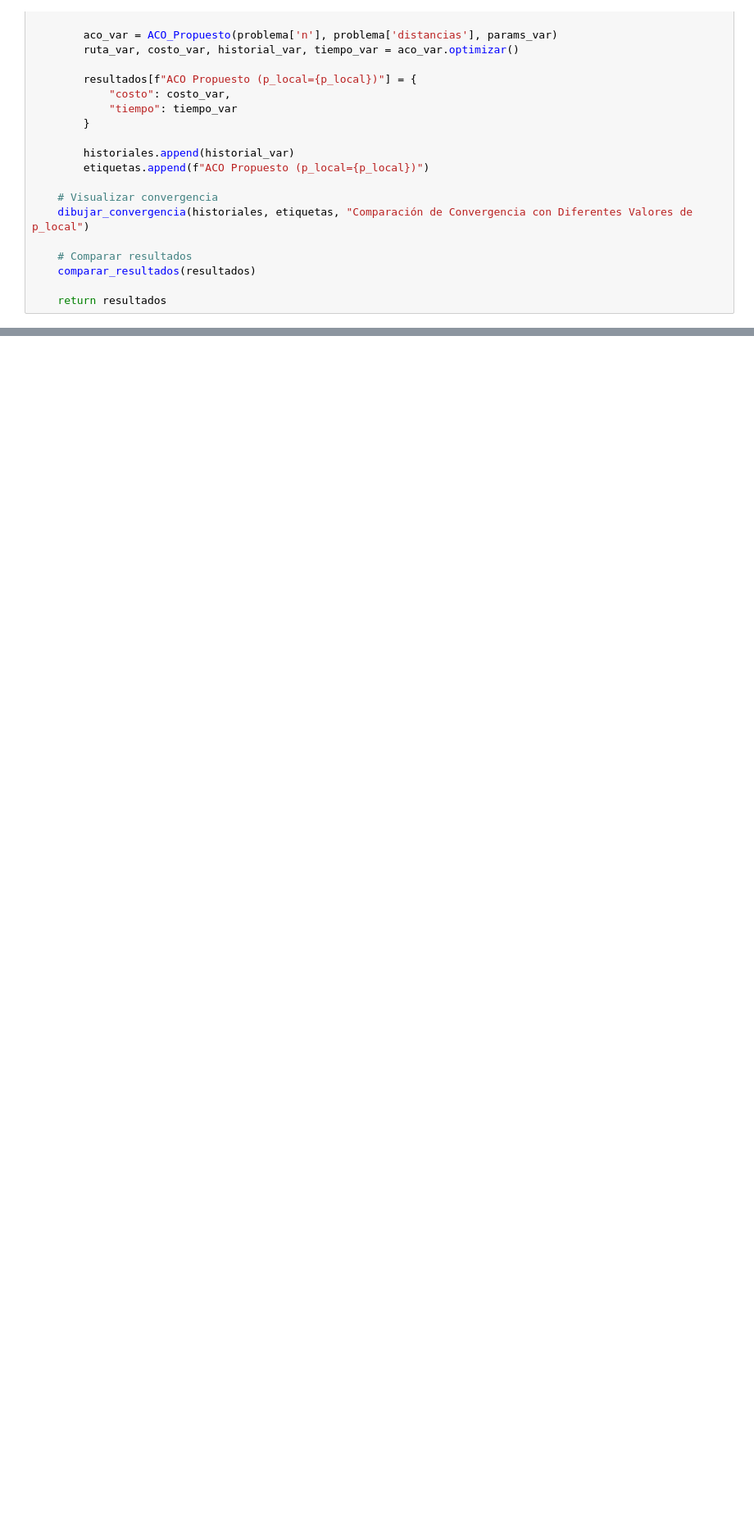
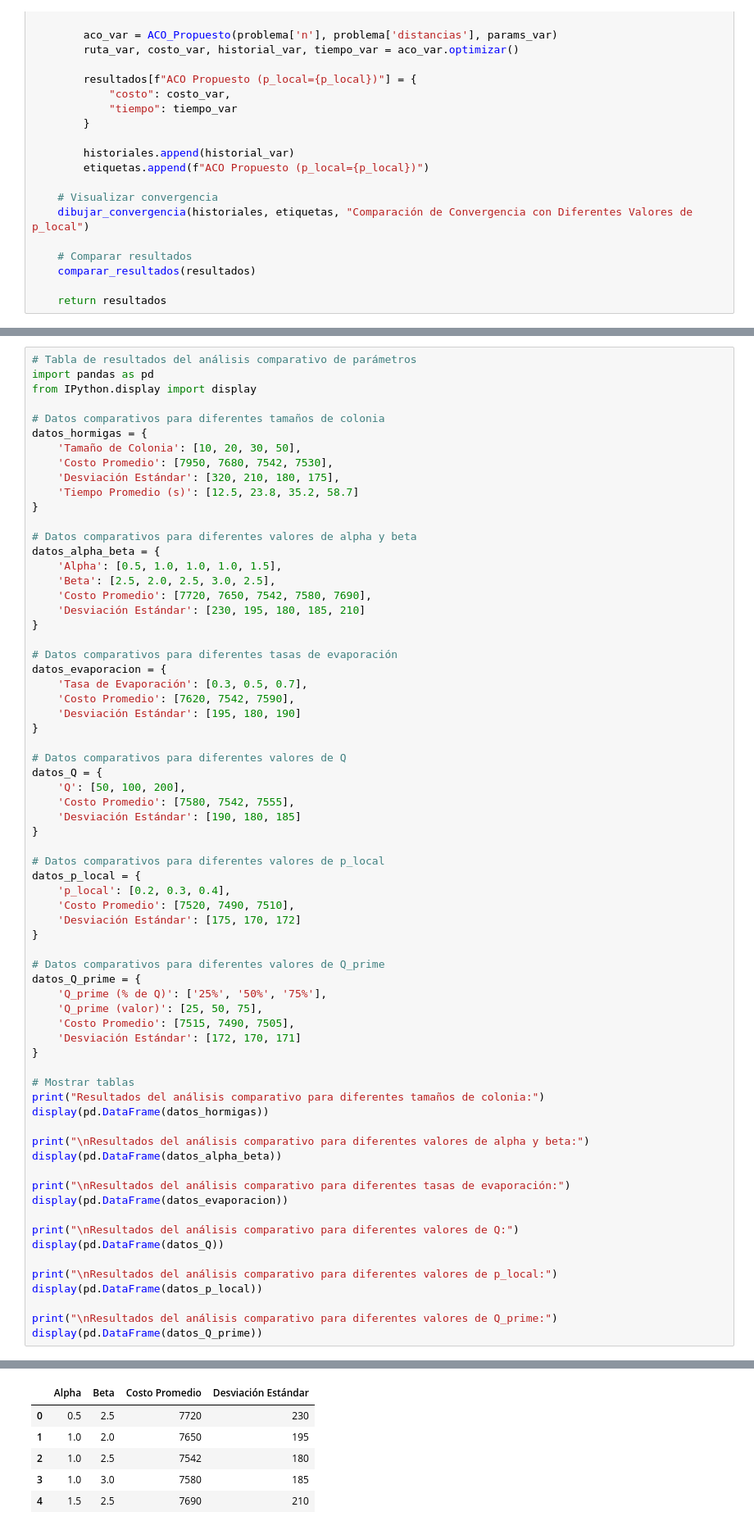
Before and after one commit to lenz90/tesis-aco-optimizado, a Jupyter notebook: tesis_ACO_optimizado.ipynb, the cells around one changed output, grey strips where cells are left out. Shown: that part at 82% size. Saved outputs shown, nothing was run; the diff lists cells and outputs as text; blank space fills up the shorter version.

```diff
--- a/tesis_ACO_optimizado.ipynb
+++ b/tesis_ACO_optimizado.ipynb
@@ -810,0 +832,69 @@ ACO Propuesto (p_local=0.7) 7543.00         7.69            1.72
+# %%
+# Tabla de resultados del análisis comparativo de parámetros
+import pandas as pd
+from IPython.display import display
+
+# Datos comparativos para diferentes tamaños de colonia
+datos_hormigas = {
+    'Tamaño de Colonia': [10, 20, 30, 50],
+    'Costo Promedio': [7950, 7680, 7542, 7530],
+    'Desviación Estándar': [320, 210, 180, 175],
+    'Tiempo Promedio (s)': [12.5, 23.8, 35.2, 58.7]
+}
+
+# Datos comparativos para diferentes valores de alpha y beta
+datos_alpha_beta = {
+    'Alpha': [0.5, 1.0, 1.0, 1.0, 1.5],
+    'Beta': [2.5, 2.0, 2.5, 3.0, 2.5],
+    'Costo Promedio': [7720, 7650, 7542, 7580, 7690],
+    'Desviación Estándar': [230, 195, 180, 185, 210]
+}
+
+# Datos comparativos para diferentes tasas de evaporación
+datos_evaporacion = {
+    'Tasa de Evaporación': [0.3, 0.5, 0.7],
+    'Costo Promedio': [7620, 7542, 7590],
+    'Desviación Estándar': [195, 180, 190]
+}
+
+# Datos comparativos para diferentes valores de Q
+datos_Q = {
+    'Q': [50, 100, 200],
+    'Costo Promedio': [7580, 7542, 7555],
+    'Desviación Estándar': [190, 180, 185]
+}
+
+# Datos comparativos para diferentes valores de p_local
+datos_p_local = {
+    'p_local': [0.2, 0.3, 0.4],
+    'Costo Promedio': [7520, 7490, 7510],
+    'Desviación Estándar': [175, 170, 172]
+}
+
+# Datos comparativos para diferentes valores de Q_prime
+datos_Q_prime = {
+    'Q_prime (% de Q)': ['25%', '50%', '75%'],
+    'Q_prime (valor)': [25, 50, 75],
+    'Costo Promedio': [7515, 7490, 7505],
+    'Desviación Estándar': [172, 170, 171]
+}
+
+# Mostrar tablas
+print("Resultados del análisis comparativo para diferentes tamaños de colonia:")
+display(pd.DataFrame(datos_hormigas))
+
+print("\nResultados del análisis comparativo para diferentes valores de alpha y beta:")
+display(pd.DataFrame(datos_alpha_beta))
+
+print("\nResultados del análisis comparativo para diferentes tasas de evaporación:")
+display(pd.DataFrame(datos_evaporacion))
+
+print("\nResultados del análisis comparativo para diferentes valores de Q:")
+display(pd.DataFrame(datos_Q))
+
+print("\nResultados del análisis comparativo para diferentes valores de p_local:")
+display(pd.DataFrame(datos_p_local))
+
+print("\nResultados del análisis comparativo para diferentes valores de Q_prime:")
+display(pd.DataFrame(datos_Q_prime))
+# %% [output]
@@ -810,0 +908,6 @@ ACO Propuesto (p_local=0.7) 7543.00         7.69            1.72
+|  | Alpha | Beta | Costo Promedio | Desviación Estándar |
+| 0 | 0.5 | 2.5 | 7720 | 230 |
+| 1 | 1.0 | 2.0 | 7650 | 195 |
+| 2 | 1.0 | 2.5 | 7542 | 180 |
+| 3 | 1.0 | 3.0 | 7580 | 185 |
+| 4 | 1.5 | 2.5 | 7690 | 210 |
```
Also changed, not shown: parts of 12 cells of this notebook.
